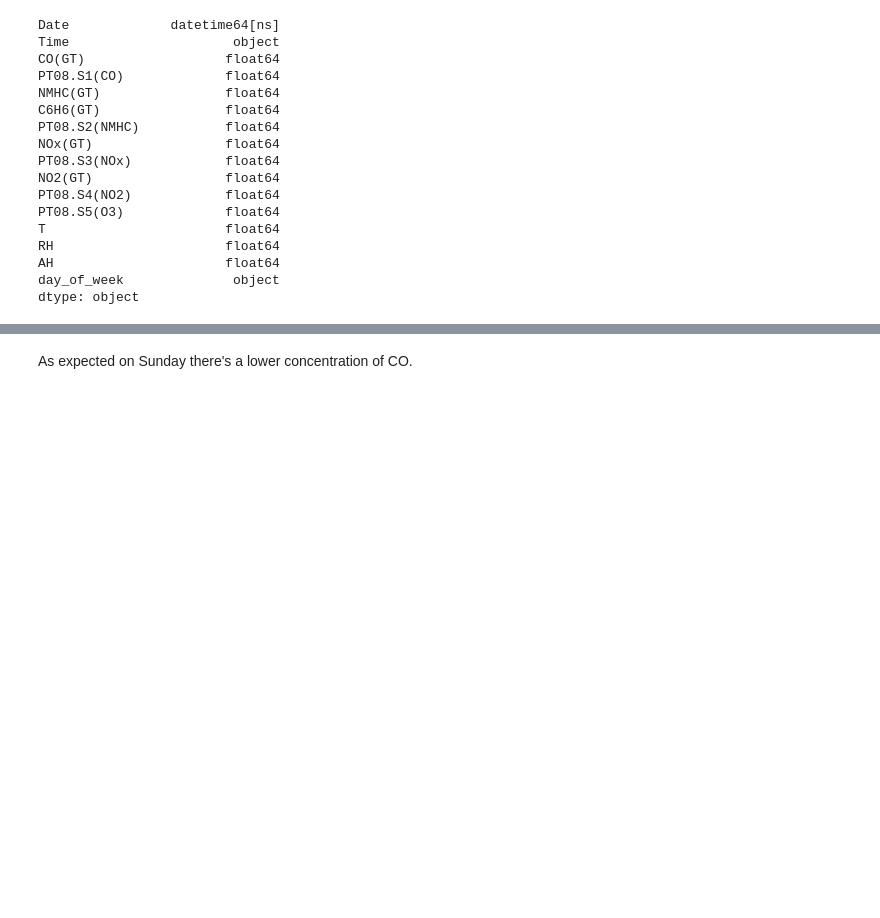
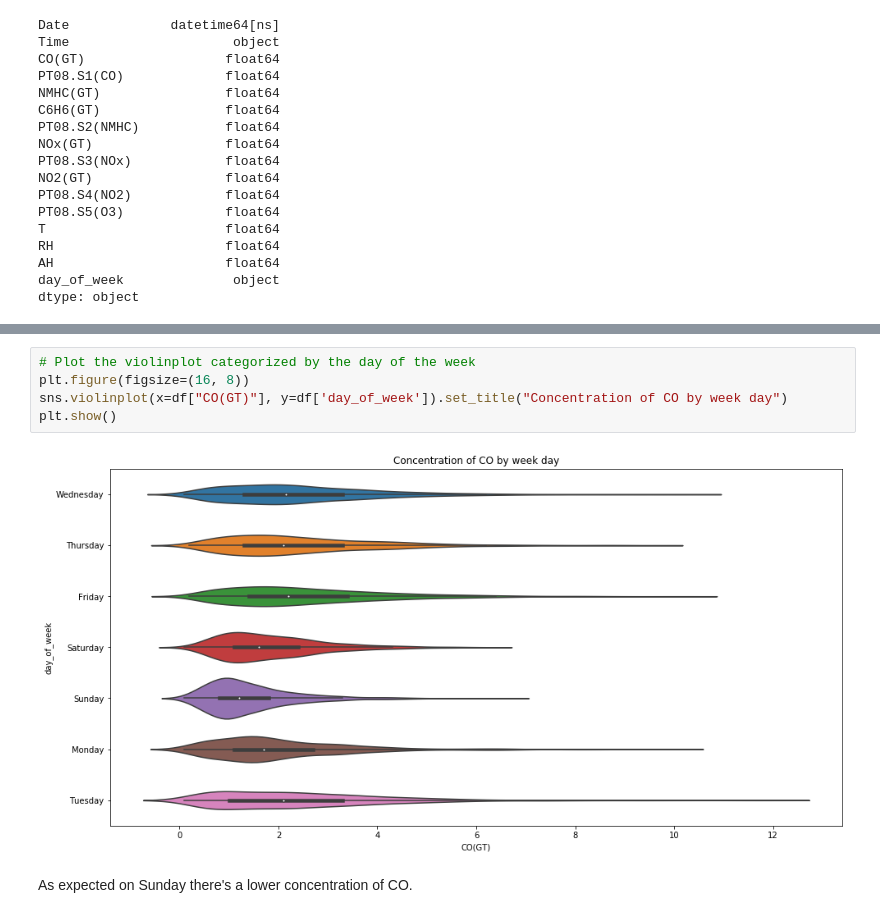
Before and after one commit to elisiojsj/Reference-Materials, a Jupyter notebook: Visualizing_data-Seaborn-Pandas.ipynb, the cells around one changed output, grey strips where cells are left out. Saved outputs shown, nothing was run; the diff lists cells and outputs as text; blank space fills up the shorter version.

Commit message:
pearson correlation and violinplot added

```diff
--- a/Visualizing_data-Seaborn-Pandas.ipynb
+++ b/Visualizing_data-Seaborn-Pandas.ipynb
@@ -163,2 +166,9 @@ plt.show()
+# %%
+# Plot the violinplot categorized by the day of the week
+plt.figure(figsize=(16, 8))
+sns.violinplot(x=df["CO(GT)"], y=df['day_of_week']).set_title("Concentration of CO by week day")
+plt.show()
+# %% [output]
+[figure, added]
 # %% [markdown]
 As expected on Sunday there's a lower concentration of CO.
```
Also changed, not shown: parts of 6 cells of this notebook, 1 other file.
